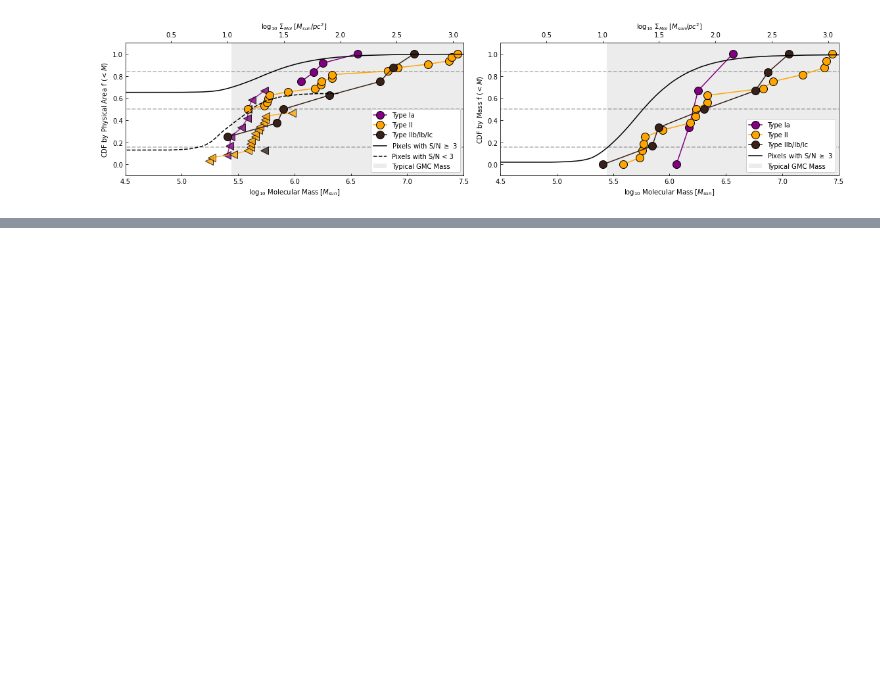
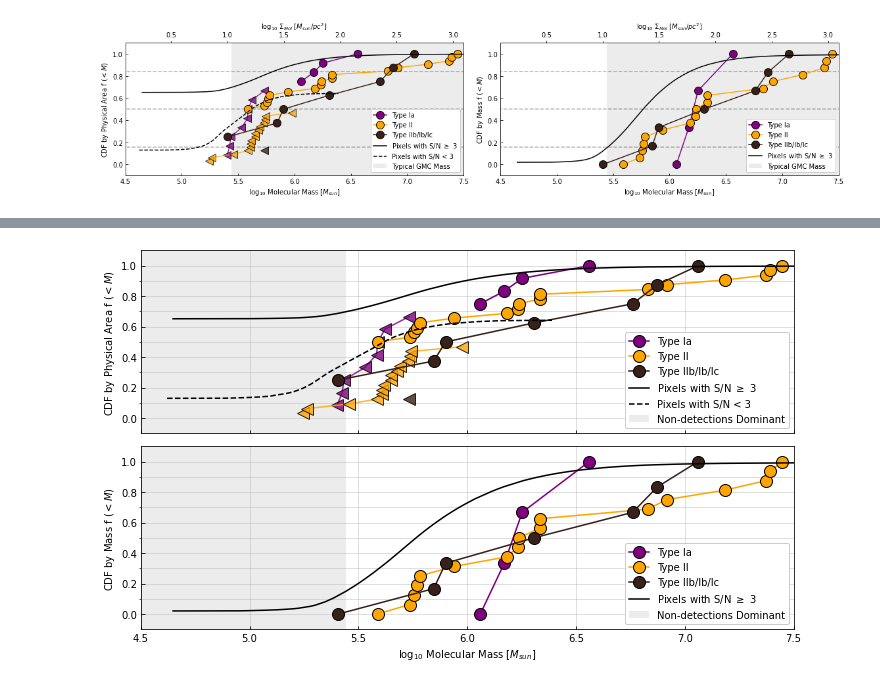
Before and after one commit to NessMayker/SNeCO, a Jupyter notebook: Code/3.2b_Plots_CDFs_150pc.ipynb, the cells around one changed output, grey strips where cells are left out. Drawn from its saved outputs; the diff is of its cells as text; code cells hidden in the pictures; blank space fills up the shorter version.

Commit message:
fixed CDF start for log plots, removed large data files

```diff
--- a/Code/3.2b_Plots_CDFs_150pc.ipynb
+++ b/Code/3.2b_Plots_CDFs_150pc.ipynb
@@ -57,11 +57,8 @@ def mass2mgsd(x):
 
 def makeLog(inputArr):
     outputArr = []
-    for i in range(len(inputArr)):
-        if(inputArr[i] <= 1.0):
-            outputArr.append(0.0)
-        else:
-            outputArr.append(np.log10(inputArr[i]))
+    for i in range(len(inputArr))
+        outputArr.append(np.log10(inputArr[i]))
     return(outputArr)
 # %%
 # Import supernovae CDFs
@@ -574,3 +519,55 @@ plt.close()
+# %%
+# Single Plot Sun+20 Alpha - All Types!
+
+ms = 12
+fs = 14
+
+fig, axs = plt.subplots(2,1, sharex=True)
+fig.set_figheight(6)
+fig.set_figwidth(10)
+
+axs[0].set_ylabel(r'CDF by Physical Area f $ (<M$)')
+axs[0].axvspan(xmin=4.5,xmax=5.44155, facecolor="gray", alpha=0.15, zorder=0, label="Non-detections Dominant")
+axs[0].set_xlim(4.5, 7.5)
+axs[0].set_ylim(-0.1, 1.1)
+axs[0].plot(logCDFSN_D_M_Ia_x, CDFSN_D_M_Ia_y, marker = 'o', ms = ms, color = "purple",mec='black', alpha = 1.0, label="Type Ia")
+axs[0].plot(logCDFSN_ND_M_Ia_x, CDFSN_ND_M_Ia_y, marker = '<',color = "purple", mec='black', ms = ms, alpha = 0.8)
+
+axs[0].plot(logCDFSN_D_M_II_x, CDFSN_D_M_II_y, marker = 'o', ms = ms, color = "orange", mec='black', alpha = 1.0, label="Type II")
+axs[0].plot(logCDFSN_ND_M_II_x, CDFSN_ND_M_II_y, marker = '<',color = "orange",mec='black', ms = ms, alpha = 0.8)
+
+axs[0].plot(logCDFSN_D_M_SESN_x, CDFSN_D_M_SESN_y, marker = 'o', ms = ms, color = color3of3,mec='black', alpha = 1.0, label="Type IIb/Ib/Ic")
+axs[0].plot(logCDFSN_ND_M_SESN_x, CDFSN_ND_M_SESN_y, marker = '<',color = color3of3,mec='black', ms = ms, alpha = 0.8)
+axs[0].plot(logCDFAP_D_M_x, AP_D_M_PP_y, color = 'black', linestyle = '-', label = 'Pixels with S/N $\geq$ 3')
+axs[0].plot(logCDFAP_ND_M_x, AP_ND_M_PP_y, color = 'black', linestyle = '--', label = 'Pixels with S/N < 3')
+
+axs[0].xaxis.set_minor_locator(minor_locator)
+axs[0].yaxis.set_minor_locator(minor_locator)
+axs[0].grid(which='both', alpha=0.5)
+axs[0].legend(frameon=True,loc='lower right', facecolor='white', framealpha=1)
+axs[0].tick_params(axis='both', direction = "in")
+
+axs[1].set_xlabel(r'$\log_{10}$ Molecular Mass [$M_{sun}$]')
+axs[1].set_ylabel(r'CDF by Mass f $ (<M$)')
+axs[1].axvspan(xmin=4.5,xmax=5.44155, facecolor="gray", alpha=0.15, zorder=0, label="Non-detections Dominant")
+axs[1].set_xlim(4.5, 7.5)
+axs[1].set_ylim(-0.1, 1.1)
+axs[1].plot(logCDFSN_D_only_M_Ia_x, logCDFSN_D_only_M_Ia_y, marker = 'o', ms = ms, color = "purple",mec='black', alpha = 1.0, label="Type Ia")
+axs[1].plot(logCDFSN_D_only_M_II_x, logCDFSN_D_only_M_II_y, marker = 'o', ms = ms, color = "orange", mec='black', alpha = 1.0, label="Type II")
+axs[1].plot(logCDFSN_D_only_M_SESN_x, logCDFSN_D_only_M_SESN_y, marker = 'o', ms = ms, color = color3of3,mec='black', alpha = 1.0, label="Type IIb/Ib/Ic")
+axs[1].plot(logCDFAP_D_only_M_x, logCDFAP_D_only_M_PP_y, color = 'black', linestyle = '-', label = 'Pixels with S/N $\geq$ 3')
+
+axs[1].xaxis.set_minor_locator(minor_locator)
+axs[1].yaxis.set_minor_locator(minor_locator)
+axs[1].grid(which='both', alpha=0.5)
+axs[1].legend(frameon=True,loc='lower right', facecolor='white', framealpha=1)
+axs[1].tick_params(axis='both', direction = "in")
+plt.tight_layout()
+plt.savefig('../Figures/CDF_Mass_ByType_2panel_tall.png', dpi=300)
+plt.show()
+plt.close()
+# %% [output]
+[figure, added]
 # %%
 # Edited until here - CDFs all have different naming scheme now, below code will not run until names changed
 # %%
```
Also changed, not shown: parts of 8 cells of this notebook, 10 other files.
